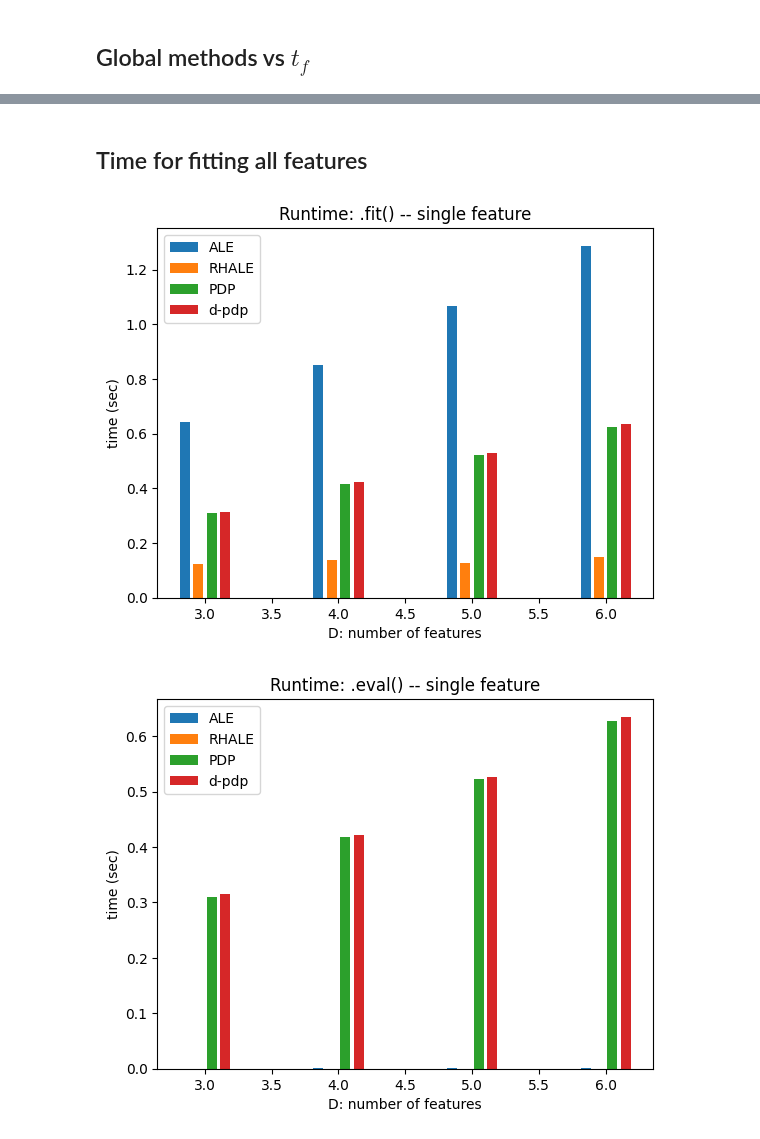
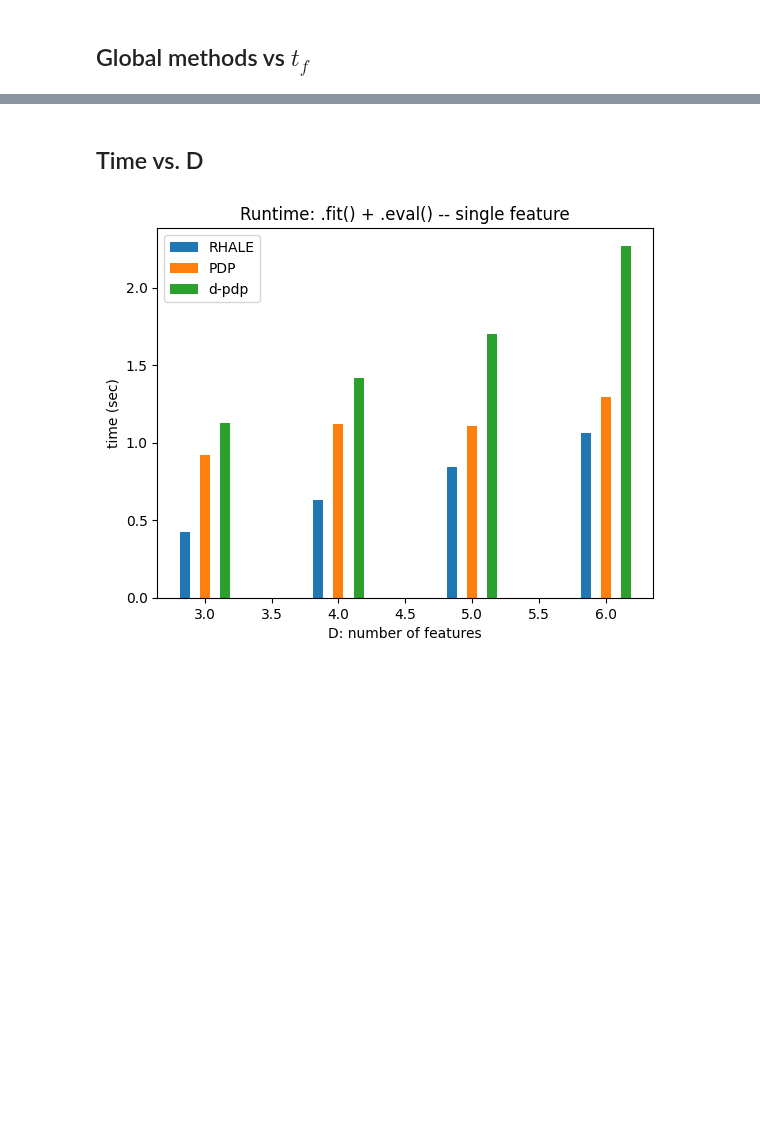
Before and after one commit to givasile/effector, a Jupyter notebook: notebooks/synthetic-examples/06_efficiency_comparison_regional_latest.ipynb, the cells around one changed output, grey strips where cells are left out. Saved outputs shown, nothing was run; the diff lists cells and outputs as text; code cells hidden in the pictures; blank space fills up the shorter version.

```diff
--- a/notebooks/synthetic-examples/06_efficiency_comparison_regional_latest.ipynb
+++ b/notebooks/synthetic-examples/06_efficiency_comparison_regional_latest.ipynb
@@ -110,7 +110,7 @@ M = 100
 repetitions = 2
 features=[0]
 # %%
-method_names = ["pdp", "d_pdp"]
+method_names = ["rhale", "pdp", "d_pdp", ]
 vec = np.array([.1, .5, 1.])
 time_dict = {method_name: [] for method_name in method_names}
 for t in vec:
@@ -119,7 +119,7 @@ for t in vec:
     for method_name in method_names:
         time_dict[method_name].append(measure_time(method_name, features))
 # %%
-for metric in ["fit", "eval", "total"]:
+for metric in ["total"]:
     if metric in ["fit", "eval"]:
         title = "Runtime: ." + metric + "() -- single feature"
     else:
@@ -149,39 +139,37 @@ for metric in ["fit", "eval", "total"]:
 # %% [markdown]
-## Time for fitting all features
+## Time vs. D
 # %%
 t = 0.1
-N = 100_000
-D = 30
-T = 100
+N = 10_000
+D = 5
+K = 100
 M = 100
 repetitions = 2
 features=[0]
 # %%
-method_names = ["ale", "rhale", "pdp", "d_pdp"]
+method_names = ["rhale", "pdp", "d_pdp"]
 vec = np.array([3, 4, 5, 6])
 time_dict = {method_name: [] for method_name in method_names}
 for D in vec:
-    features = [dd for dd in range(D)]
     model = return_predict(t)
     model_jac = return_jacobian(t)
     for method_name in method_names:
         time_dict[method_name].append(measure_time(method_name, features))
 # %%
-for metric in ["fit", "eval", "total"]:
+for metric in ["total"]:
     if metric in ["fit", "eval"]:
         title = "Runtime: ." + metric + "() -- single feature"
     else:
         title = "Runtime: .fit() + .eval() -- single feature"
 
     bar_plot(
         vec,
         time_dict,
         method_names,
         metric=metric,
         title=title,
         xlabel="D: number of features",
         ylabel="time (sec)"
 )
 # %% [output]
-[figure, old version]
+[figure, new version]
-[figure, removed]
```
Also changed, not shown: parts of 16 cells of this notebook, 4 other files.
